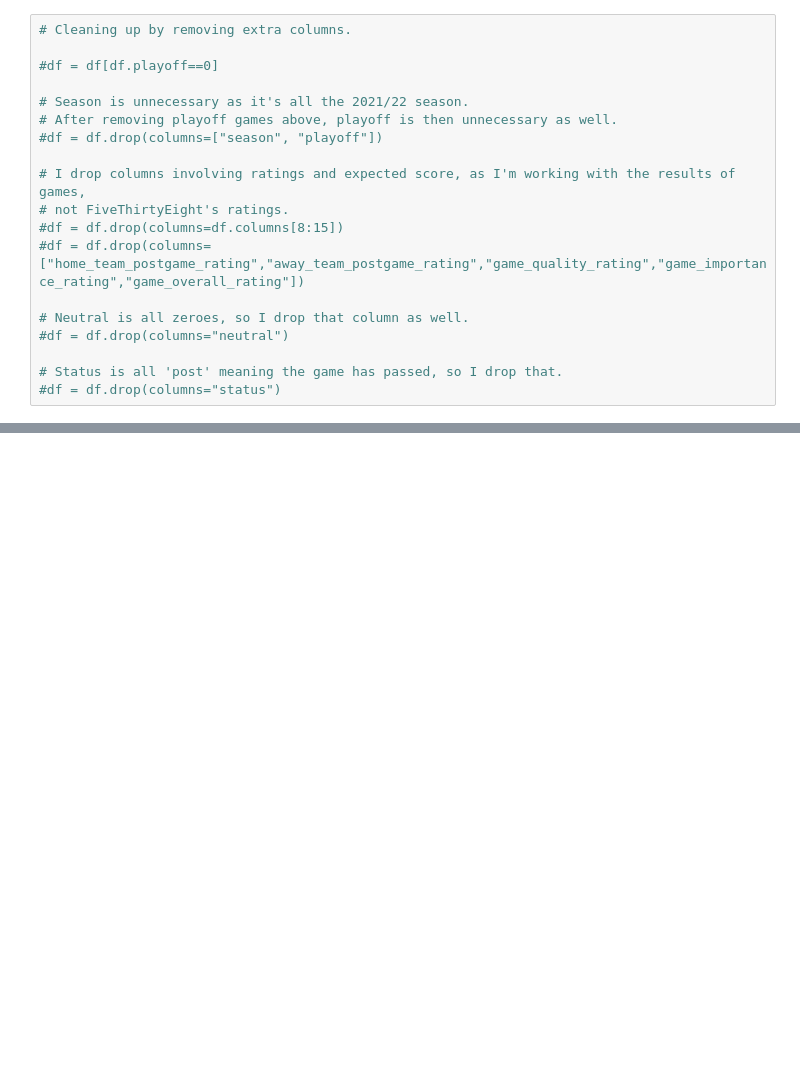
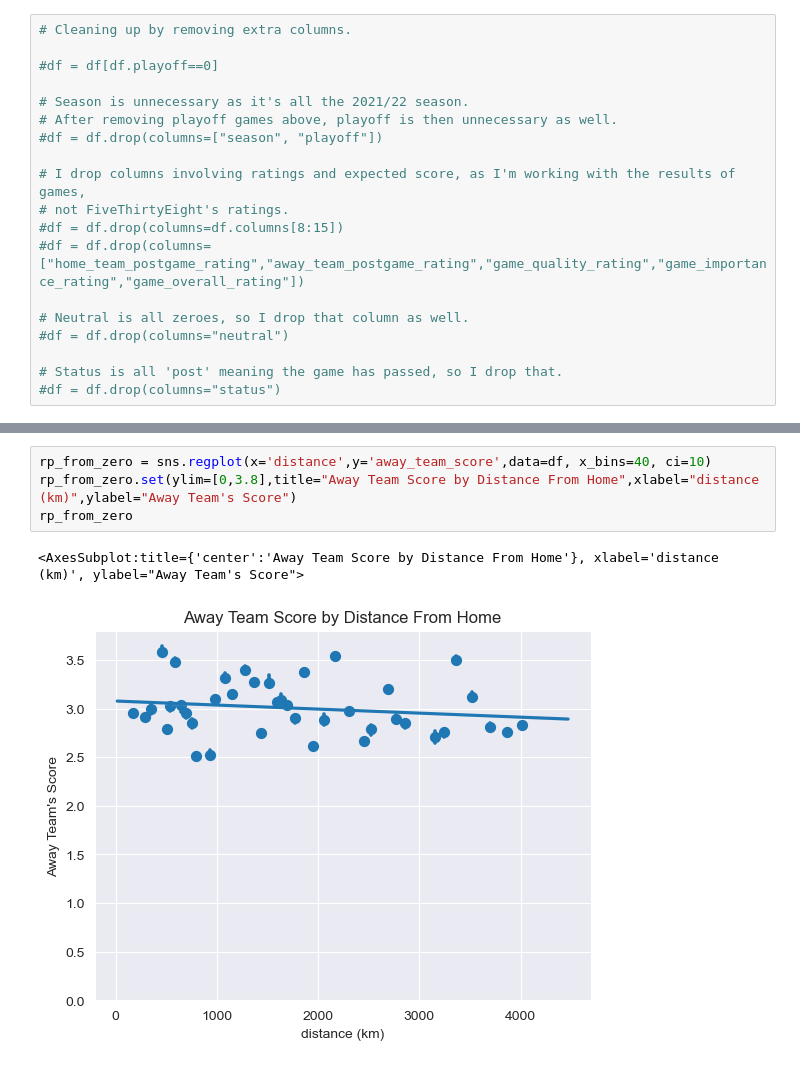
Before and after one commit to ubco-W2022T1-cosc301/project-group10, a Jupyter notebook: notebooks/analysis1.ipynb, the cells around one changed output, grey strips where cells are left out. Saved outputs shown, nothing was run; the diff lists cells and outputs as text; blank space fills up the shorter version.

```diff
--- a/notebooks/analysis1.ipynb
+++ b/notebooks/analysis1.ipynb
@@ -242,0 +255,7 @@ NameError: name 'df' is not defined
+# %%
+rp_from_zero = sns.regplot(x='distance',y='away_team_score',data=df, x_bins=40, ci=10)
+rp_from_zero.set(ylim=[0,3.8],title="Away Team Score by Distance From Home",xlabel="distance (km)",ylabel="Away Team's Score")
+rp_from_zero
+# %% [output]
+<AxesSubplot:title={'center':'Away Team Score by Distance From Home'}, xlabel='distance (km)', ylabel="Away Team's Score">
+[figure, added]
```
Also changed, not shown: parts of 28 cells of this notebook, 1 other file.
